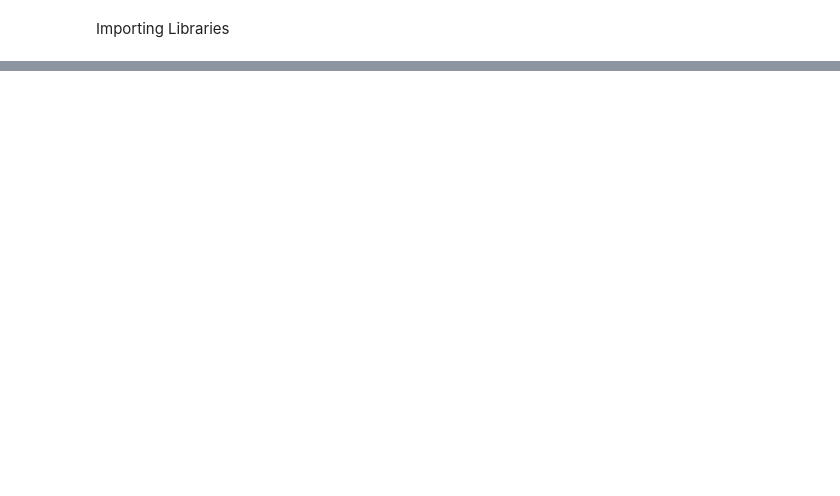
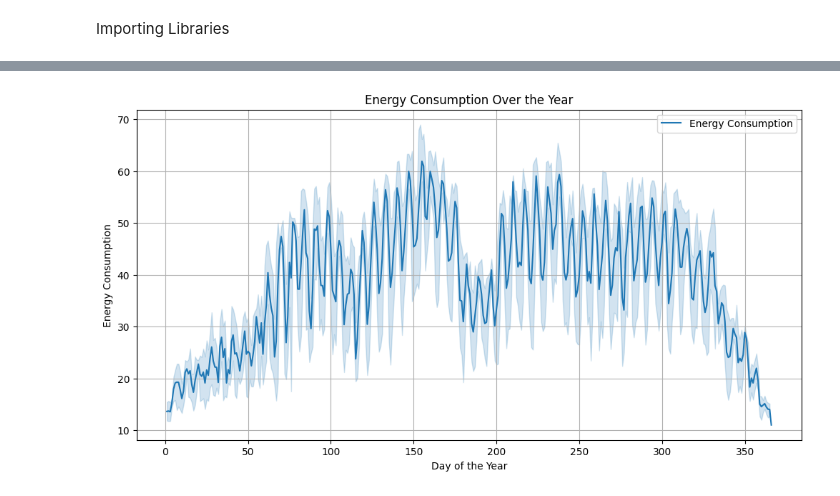
Before and after one commit to Melbinmatheew/Energy-Consumption-Forcasting, a Jupyter notebook: Notebooks/Linear Model.ipynb, the cells around one changed output, grey strips where cells are left out. Saved outputs shown, nothing was run; the diff lists cells and outputs as text; code cells hidden in the pictures; blank space fills up the shorter version.

Commit message:
Linear regression start

```diff
--- a/Notebooks/Linear Model.ipynb
+++ b/Notebooks/Linear Model.ipynb
@@ -35,3 +44,15 @@ Is_Working_Day    0
 dtype: int64
 Duplicate Values:
 0
+# %%
+# Creating new columns such as Day of the year, Day of the week for linear regression
+
+data['Timestamp']=pd.to_datetime(data['Timestamp'])
+data['Date']=pd.to_datetime(data['Date'])
+# Extract 'Day of the Year'
+data['Day of the Year'] = data['Date'].dt.dayofyear
+
+# Extract 'Day of the Week'
+data['Day of the Week'] = data['Date'].dt.dayofweek  # Monday=0, Sunday=6
+
+data.head()
@@ -37,0 +66,14 @@ Duplicate Values:
+# %%
+# Create the plot for Day of the Year
+plt.figure(figsize=(12, 6))
+sns.lineplot(x='Day of the Year', y='Values', data=data, label='Energy Consumption')
+
+# Adding labels and title
+plt.xlabel('Day of the Year')
+plt.ylabel('Energy Consumption')
+plt.title('Energy Consumption Over the Year')
+plt.legend()
+plt.grid(True)
+plt.show()
+# %% [output]
+[figure, added]
```
Also changed, not shown: parts of 7 cells of this notebook, 1 other file.
